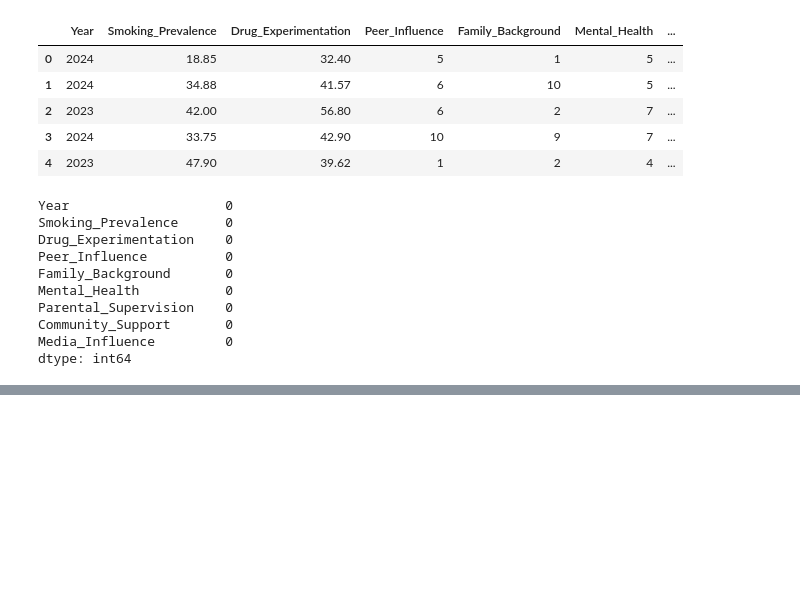
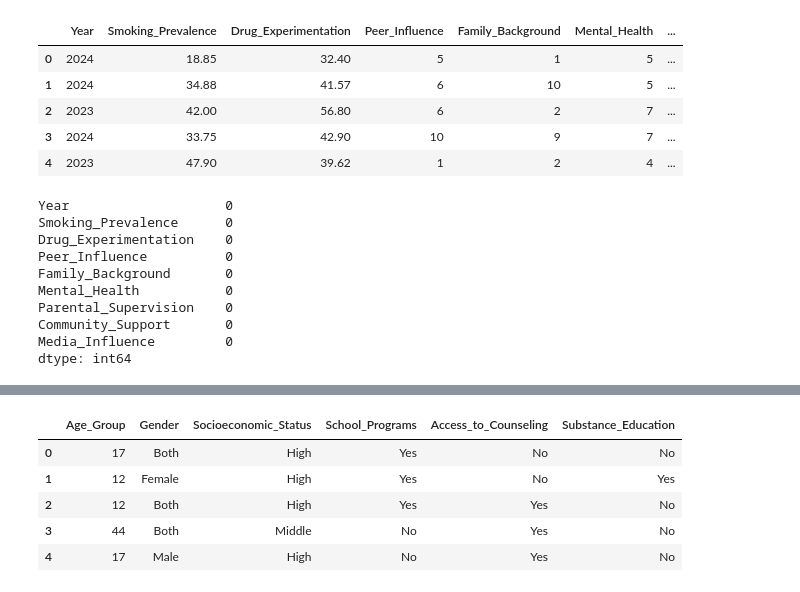
Before and after one commit to victoriamuinde07/Youth-drug-Abuse-model, a Jupyter notebook: index.ipynb, the cells around one changed output, grey strips where cells are left out. Saved outputs shown, nothing was run; the diff lists cells and outputs as text; code cells hidden in the pictures; blank space fills up the shorter version.

```diff
--- a/index.ipynb
+++ b/index.ipynb
@@ -416,0 +535,9 @@ dtype: int64
+# %%
+df[categorical].head()
+# %% [output]
+|  | Age_Group | Gender | Socioeconomic_Status | School_Programs | Access_to_Counseling | Substance_Education |
+| 0 | 17 | Both | High | Yes | No | No |
+| 1 | 12 | Female | High | Yes | No | Yes |
+| 2 | 12 | Both | High | Yes | Yes | No |
+| 3 | 44 | Both | Middle | No | Yes | No |
+| 4 | 17 | Male | High | No | Yes | No |
```
Also changed, not shown: parts of 9 cells of this notebook.
